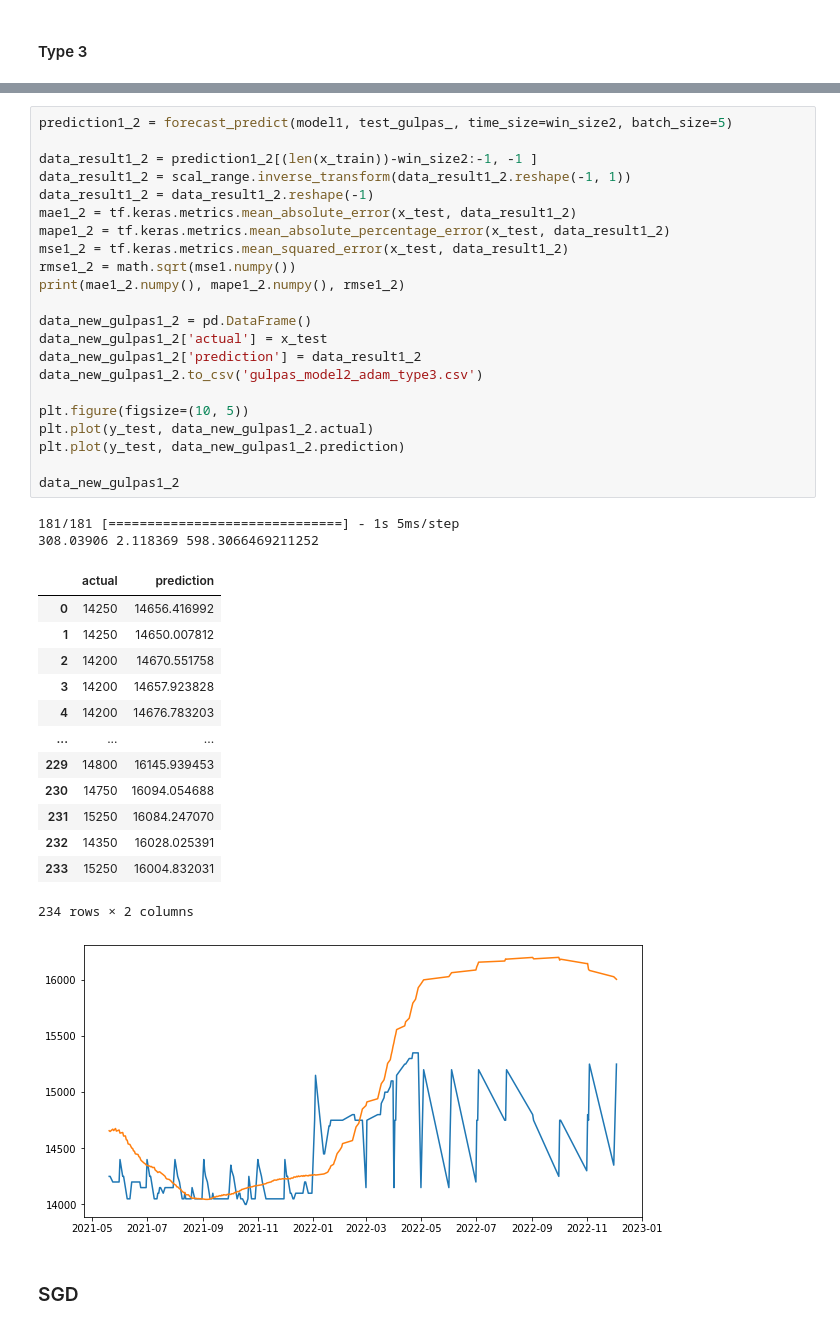
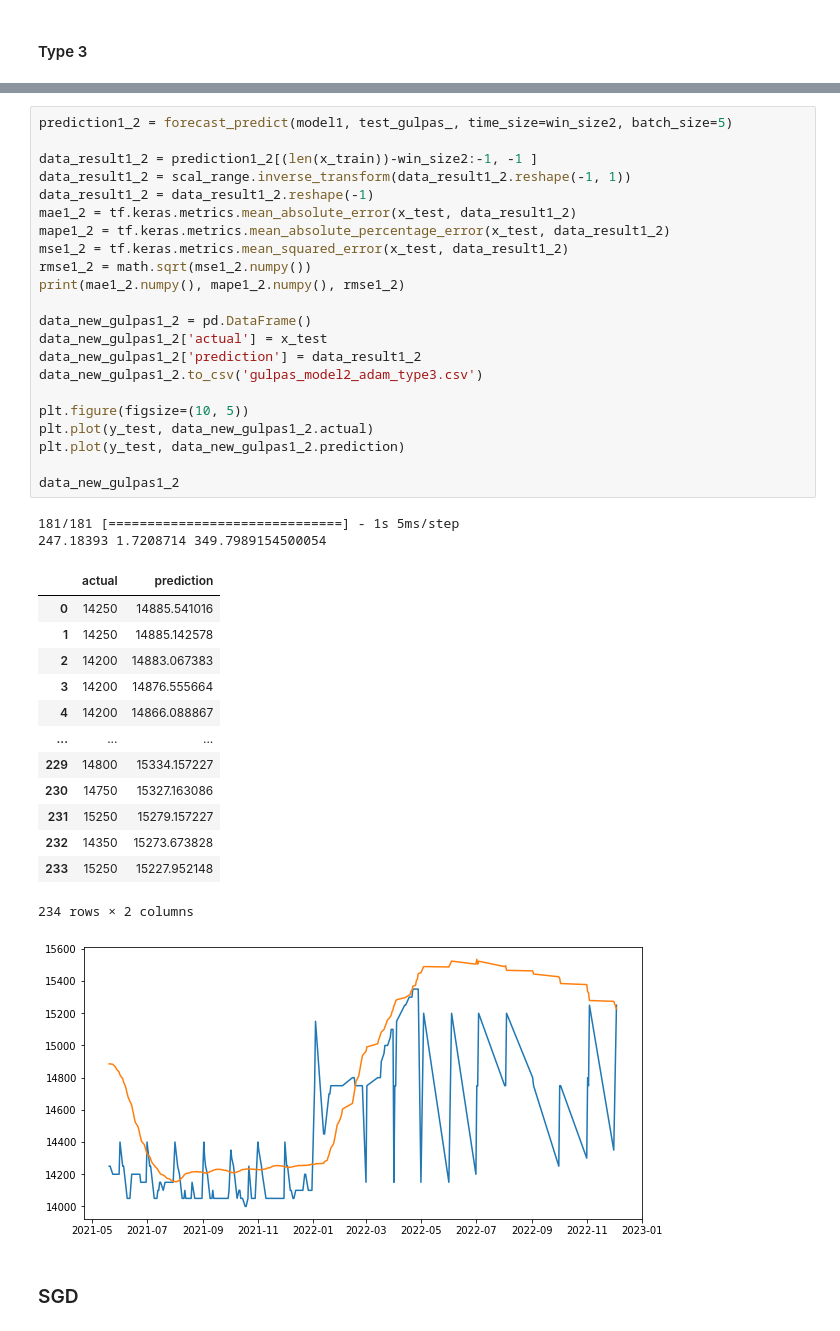
Before and after one commit to mels4/price_predict_Conv-LSTM, a Jupyter notebook: gula_pasir.ipynb, the cells around one changed output, grey strips where cells are left out. Saved outputs shown, nothing was run; the diff lists cells and outputs as text.

```diff
--- a/gula_pasir.ipynb
+++ b/gula_pasir.ipynb
@@ -835,42 +835,42 @@ plt.show()
 # %%
 prediction1_2 = forecast_predict(model1, test_gulpas_, time_size=win_size2, batch_size=5)
 
 data_result1_2 = prediction1_2[(len(x_train))-win_size2:-1, -1 ]
 data_result1_2 = scal_range.inverse_transform(data_result1_2.reshape(-1, 1))
 data_result1_2 = data_result1_2.reshape(-1)
 mae1_2 = tf.keras.metrics.mean_absolute_error(x_test, data_result1_2)
 mape1_2 = tf.keras.metrics.mean_absolute_percentage_error(x_test, data_result1_2)
 mse1_2 = tf.keras.metrics.mean_squared_error(x_test, data_result1_2)
-rmse1_2 = math.sqrt(mse1.numpy())
+rmse1_2 = math.sqrt(mse1_2.numpy())
 print(mae1_2.numpy(), mape1_2.numpy(), rmse1_2)
 
 data_new_gulpas1_2 = pd.DataFrame()
 data_new_gulpas1_2['actual'] = x_test
 data_new_gulpas1_2['prediction'] = data_result1_2
 data_new_gulpas1_2.to_csv('gulpas_model2_adam_type3.csv')
 
 plt.figure(figsize=(10, 5))
 plt.plot(y_test, data_new_gulpas1_2.actual)
 plt.plot(y_test, data_new_gulpas1_2.prediction)
 
 data_new_gulpas1_2
 # %% [output]
 181/181 [==============================] - 1s 5ms/step
-308.03906 2.118369 598.3066469211252
+247.18393 1.7208714 349.7989154500054
 |  | actual | prediction |
-| 0 | 14250 | 14656.416992 |
-| 1 | 14250 | 14650.007812 |
-| 2 | 14200 | 14670.551758 |
-| 3 | 14200 | 14657.923828 |
-| 4 | 14200 | 14676.783203 |
+| 0 | 14250 | 14885.541016 |
+| 1 | 14250 | 14885.142578 |
+| 2 | 14200 | 14883.067383 |
+| 3 | 14200 | 14876.555664 |
+| 4 | 14200 | 14866.088867 |
 | ... | ... | ... |
-| 229 | 14800 | 16145.939453 |
-| 230 | 14750 | 16094.054688 |
-| 231 | 15250 | 16084.247070 |
-| 232 | 14350 | 16028.025391 |
-| 233 | 15250 | 16004.832031 |
+| 229 | 14800 | 15334.157227 |
+| 230 | 14750 | 15327.163086 |
+| 231 | 15250 | 15279.157227 |
+| 232 | 14350 | 15273.673828 |
+| 233 | 15250 | 15227.952148 |
 234 rows × 2 columns
-[figure, old version]
+[figure, new version]
 # %% [markdown]
 ### SGD
 # %%
```
Also changed, not shown: parts of 3 cells of this notebook.
